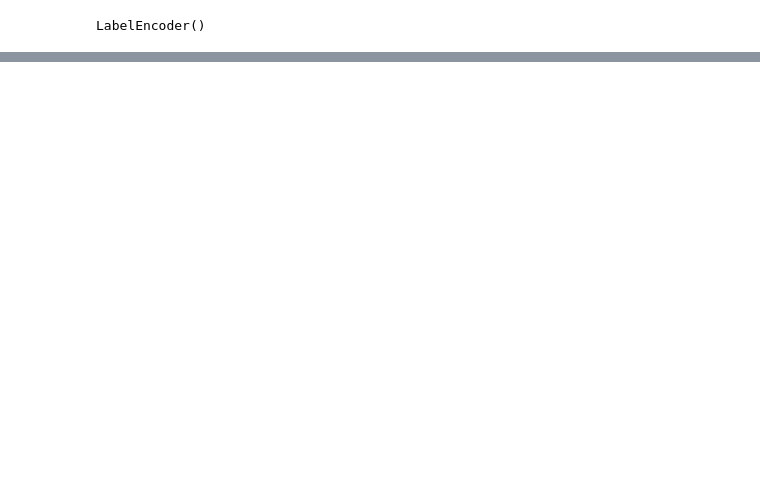
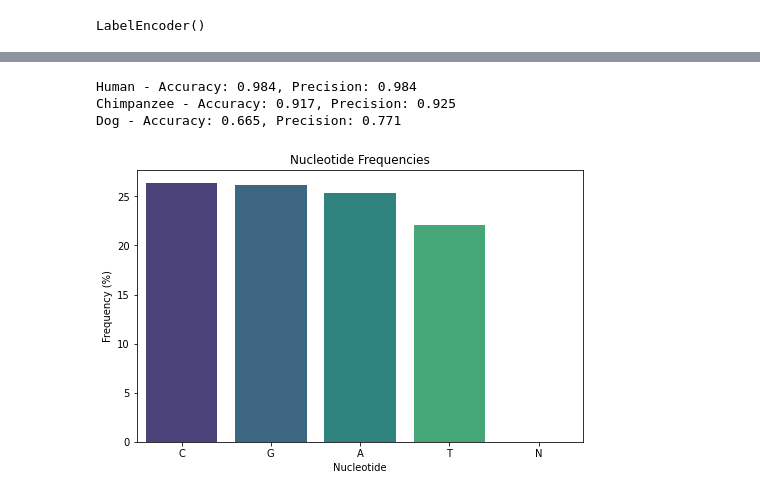
Before and after one commit to AravindKurapati/DNA-Sequencing-ML, a Jupyter notebook: dna-sequencing-with-machine-learning.ipynb, the cells around one changed output, grey strips where cells are left out. Saved outputs shown, nothing was run; the diff lists cells and outputs as text; code cells hidden in the pictures; blank space fills up the shorter version.

```diff
--- a/dna-sequencing-with-machine-learning.ipynb
+++ b/dna-sequencing-with-machine-learning.ipynb
@@ -40,0 +82,4 @@ def one_hot_encoder(seq_string):
+# %%
+human_dna = plot_dna_data('../input/dna-sequence-dataset/human.txt', 'orange')
+chimp_dna = plot_dna_data('../input/dna-sequence-dataset/chimpanzee.txt', 'red')
+dog_dna = plot_dna_data('../input/dna-sequence-dataset/dog.txt', 'green')
@@ -40,0 +90,40 @@ def one_hot_encoder(seq_string):
+# %%
+#Extract features and target labels and apply Naive Bayes
+def prepare_data_and_train(dna_data, species_name):
+    texts = [' '.join(Kmers_funct(seq, size=6)) for seq in dna_data['sequence']]
+    labels = dna_data['class'].values
+    X_train, X_test, y_train, y_test = train_test_split(texts, labels, test_size=0.20, random_state=42)
+    cv = CountVectorizer(ngram_range=(4,4))
+    X_train_cv = cv.fit_transform(X_train)
+    X_test_cv = cv.transform(X_test)
+    classifier = MultinomialNB(alpha=0.1)
+    classifier.fit(X_train_cv, y_train)
+    y_pred = classifier.predict(X_test_cv)
+    accuracy = accuracy_score(y_test, y_pred)
+    precision = precision_score(y_test, y_pred, average='weighted')
+    print(f"{species_name} - Accuracy: {accuracy:.3f}, Precision: {precision:.3f}")
+# %%
+#Apply training and evaluation for each species
+prepare_data_and_train(human_dna, "Human")
+prepare_data_and_train(chimp_dna, "Chimpanzee")
+prepare_data_and_train(dog_dna, "Dog")
+# %% [output]
+Human - Accuracy: 0.984, Precision: 0.984
+Chimpanzee - Accuracy: 0.917, Precision: 0.925
+Dog - Accuracy: 0.665, Precision: 0.771
+# %%
+def visualize_nucleotide_frequencies(sequences):
+    nucleotide_counts = pd.Series(list(''.join(sequences).upper())).value_counts()
+    nucleotide_counts = nucleotide_counts / nucleotide_counts.sum() * 100  # Convert to percentage
+    plt.figure(figsize=(8, 5))
+    sns.barplot(x=nucleotide_counts.index, y=nucleotide_counts.values, palette="viridis")
+    plt.title('Nucleotide Frequencies')
+    plt.xlabel('Nucleotide')
+    plt.ylabel('Frequency (%)')
+    plt.show()
+# %%
+# Combine sequences from all datasets
+all_sequences = human_dna['sequence'].tolist() + chimp_dna['sequence'].tolist() + dog_dna['sequence'].tolist()
+visualize_nucleotide_frequencies(all_sequences)
+# %% [output]
+[figure, added]
```
Also changed, not shown: parts of 63 cells of this notebook.
